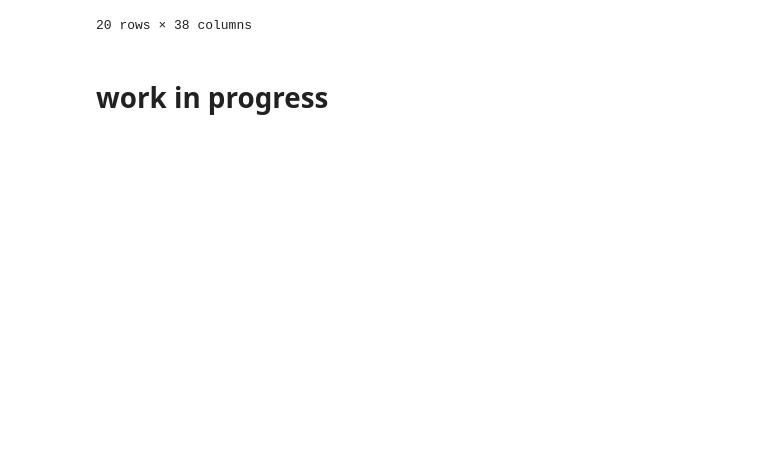
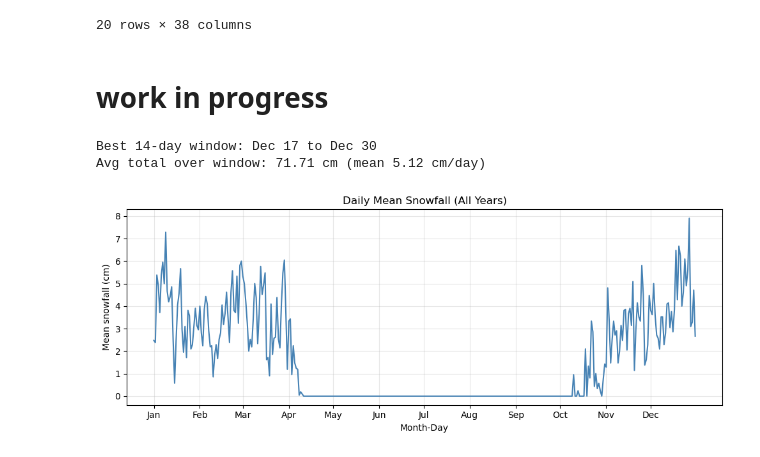
Before and after one commit to hamish-smeele/Portfolio, a Jupyter notebook: Red_Snowfall.ipynb, the cells around one changed output. Saved outputs shown, nothing was run; the diff lists cells and outputs as text; code cells hidden in the pictures; blank space fills up the shorter version.

Commit message:
Added plot and calculation for best 2 week period

```diff
--- a/Red_Snowfall.ipynb
+++ b/Red_Snowfall.ipynb
@@ -184,3 +185,70 @@ pd_daily.head(20)
 20 rows × 38 columns
 # %% [markdown]
 # work in progress
+# %%
+# Melt wide day_* columns
+long = pd_daily.melt(id_vars=["Year", "Month"], var_name="day_col", value_name="snow_cm")
+
+# Extract day number safely
+long["day"] = pd.to_numeric(long["day_col"].str.extract(r"(\d+)")[0], errors="coerce")
+long = long.dropna(subset=["day"])
+long = long[long["day"] % 1 == 0]
+long["day"] = long["day"].astype(int)
+
+# Month name -> number; if Month is already numeric, skip this line
+long["month_num"] = pd.to_datetime(long["Month"], format="%B").dt.month
+long["year_num"] = pd.to_numeric(long["Year"], errors="coerce")
+long = long.dropna(subset=["month_num", "year_num"])
+
+# Drop impossible dates
+from calendar import monthrange
+max_days = long.apply(lambda r: monthrange(int(r["year_num"]), int(r["month_num"]))[1], axis=1)
+long = long[long["day"] <= max_days]
+
+# Climatological mean per calendar day
+climo = (
+    long.groupby(["month_num", "day"], as_index=False)["snow_cm"]
+        .mean()
+        .rename(columns={"snow_cm": "mean_snow_cm"})
+)
+
+climo["date"] = pd.to_datetime(
+    dict(year=2000, month=climo["month_num"].astype(int), day=climo["day"].astype(int))
+)
+
+series = climo.set_index("date").sort_index()["mean_snow_cm"]
+rolling_total = series.rolling(window=14, min_periods=14).sum()
+end_date = rolling_total.idxmax()
+start_date = end_date - pd.Timedelta(days=13)
+
+max_total = rolling_total.loc[end_date]
+mean_per_day = max_total / 14
+
+# after computing start_date, end_date, max_total, mean_per_day
+start_md = start_date.strftime("%b %d")   # or "%m-%d"
+end_md   = end_date.strftime("%b %d")
+
+print(f"Best 14-day window: {start_md} to {end_md}")
+print(f"Avg total over window: {max_total:.2f} cm (mean {mean_per_day:.2f} cm/day)")
+# %% [output]
+Best 14-day window: Dec 17 to Dec 30
+Avg total over window: 71.71 cm (mean 5.12 cm/day)
+# %%
+# `series` is the daily mean snowfall indexed by dummy-year dates (from earlier steps)
+
+fig, ax = plt.subplots(figsize=(10, 4))
+sns.lineplot(x=series.index, y=series.values, ax=ax, color="steelblue")
+
+ax.set_title("Daily Mean Snowfall (All Years)")
+ax.set_xlabel("Month-Day")
+ax.set_ylabel("Mean snowfall (cm)")
+ax.grid(True, alpha=0.3)
+
+# Optional: cleaner month ticks
+ax.set_xticks(series.resample("MS").mean().index)
+ax.set_xticklabels(series.resample("MS").mean().index.strftime("%b"), rotation=0)
+
+plt.tight_layout()
+plt.show()
+# %% [output]
+[figure, added]
```
Also changed, not shown: parts of 1 cell of this notebook.
